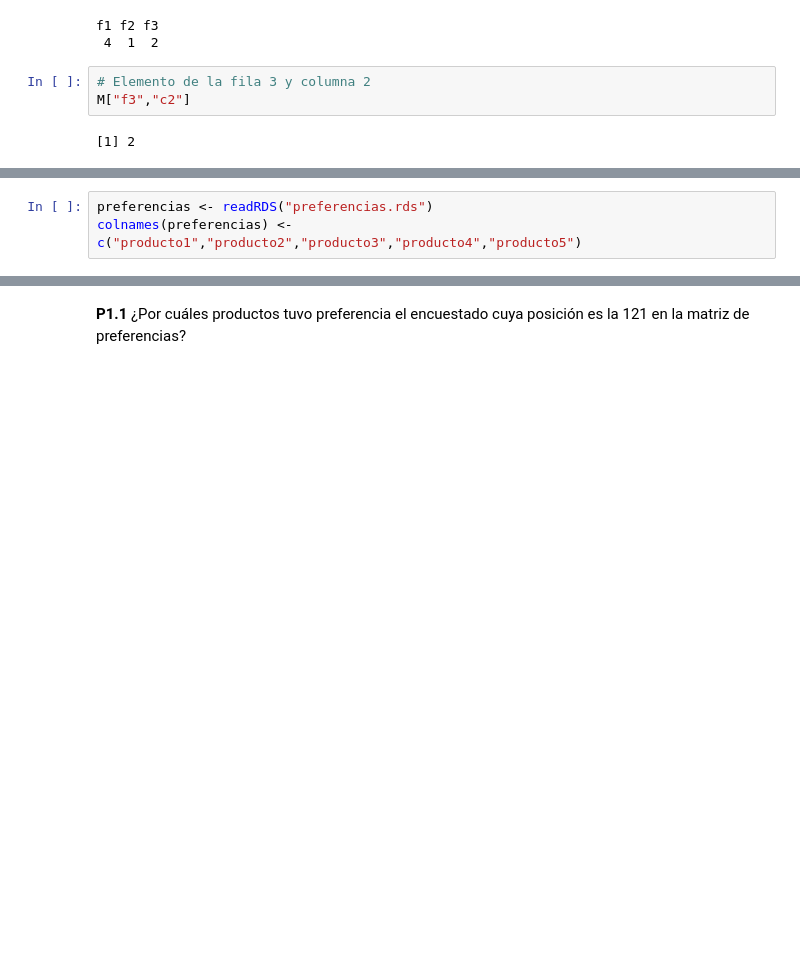
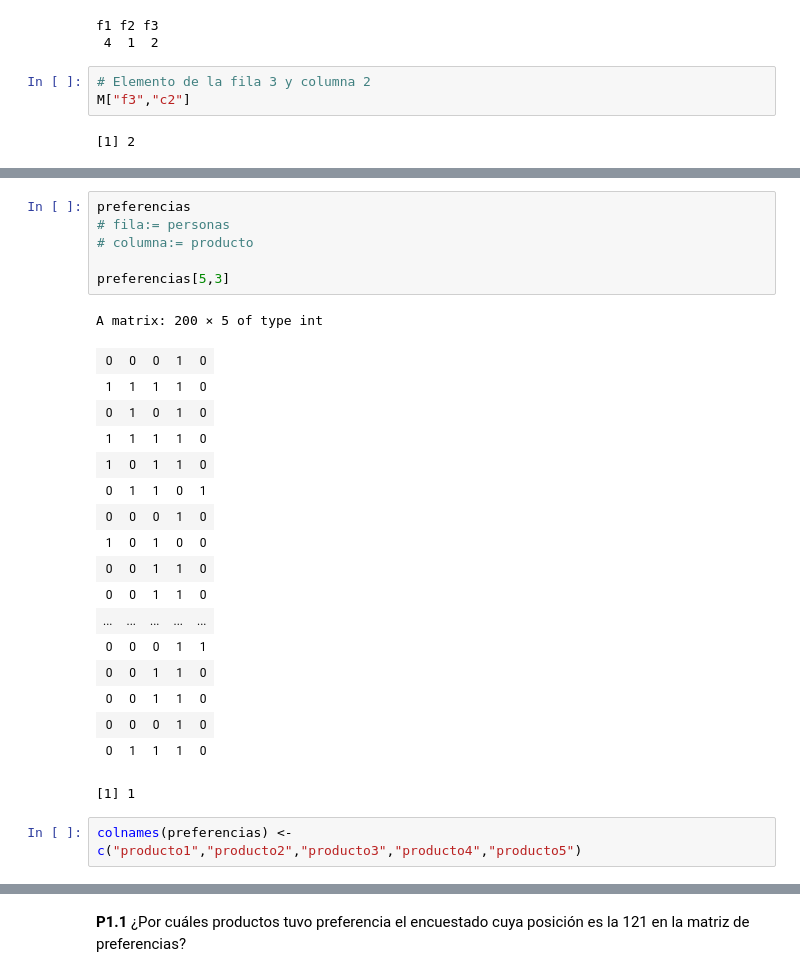
Before and after one commit to mrrojas72/Introduccion_a_ciencia_de_datos_R, a Jupyter notebook: Ayudantías/Ayudantía1/A1_01_matrices.ipynb, the cells around one changed output, grey strips where cells are left out. Saved outputs shown, nothing was run; the diff lists cells and outputs as text; blank space fills up the shorter version.

```diff
--- a/Ayudantías/Ayudantía1/A1_01_matrices.ipynb
+++ b/Ayudantías/Ayudantía1/A1_01_matrices.ipynb
@@ -126,5 +185,29 @@ La siguiente matriz contiene las preferencias de los 200 clientes para cada uno
+# %%
+preferencias
+# fila:= personas
+# columna:= producto
+
+preferencias[5,3]
+# %% [output]
+A matrix: 200 × 5 of type int
+| 0 | 0 | 0 | 1 | 0 |
+| 1 | 1 | 1 | 1 | 0 |
+| 0 | 1 | 0 | 1 | 0 |
+| 1 | 1 | 1 | 1 | 0 |
+| 1 | 0 | 1 | 1 | 0 |
+| 0 | 1 | 1 | 0 | 1 |
+| 0 | 0 | 0 | 1 | 0 |
+| 1 | 0 | 1 | 0 | 0 |
+| 0 | 0 | 1 | 1 | 0 |
+| 0 | 0 | 1 | 1 | 0 |
+| ... | ... | ... | ... | ... |
+| 0 | 0 | 0 | 1 | 1 |
+| 0 | 0 | 1 | 1 | 0 |
+| 0 | 0 | 1 | 1 | 0 |
+| 0 | 0 | 0 | 1 | 0 |
+| 0 | 1 | 1 | 1 | 0 |
+[1] 1
 # %%
-preferencias <- readRDS("preferencias.rds")
 colnames(preferencias) <- c("producto1","producto2","producto3","producto4","producto5")
 # %%
 head(preferencias) # la función head() muestra por defecto los 6 primeros registros (filas por ejemplo) en una matriz/tabla/lista etc
```
Also changed, not shown: parts of 41 cells of this notebook.
